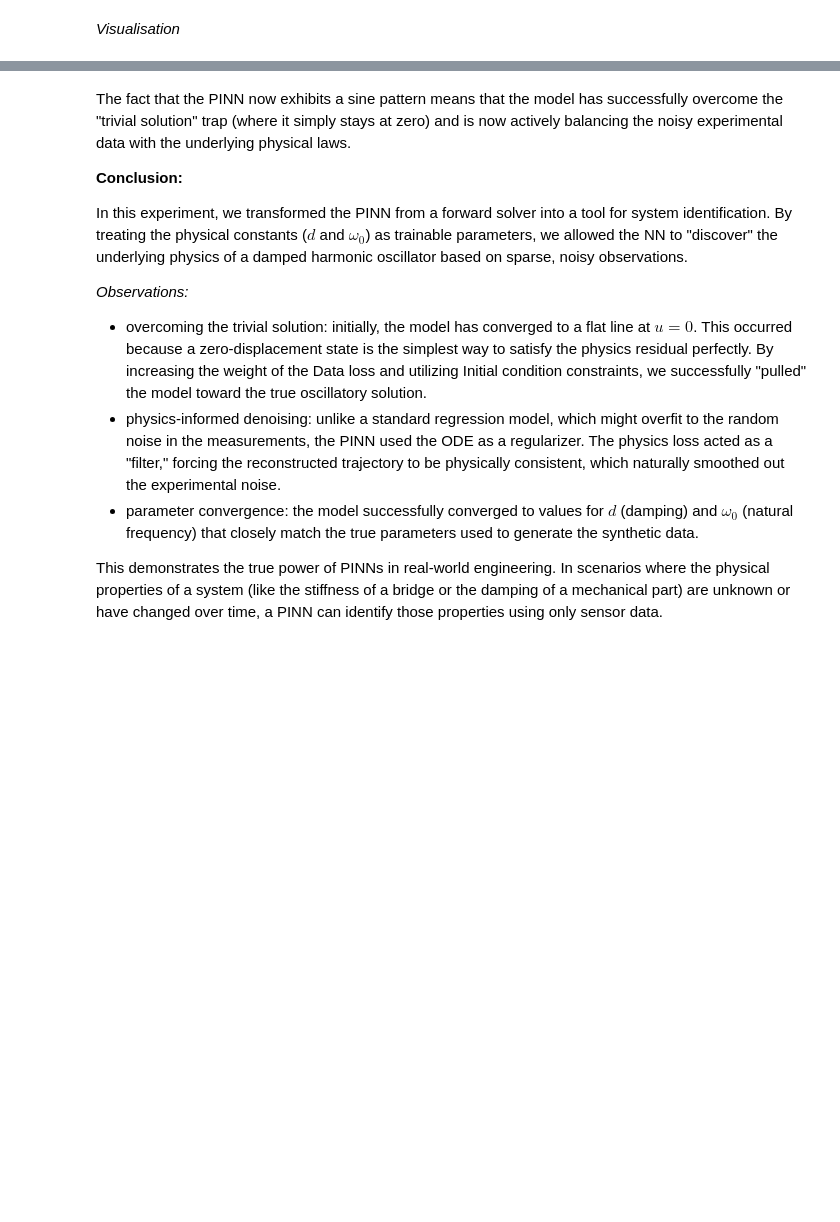
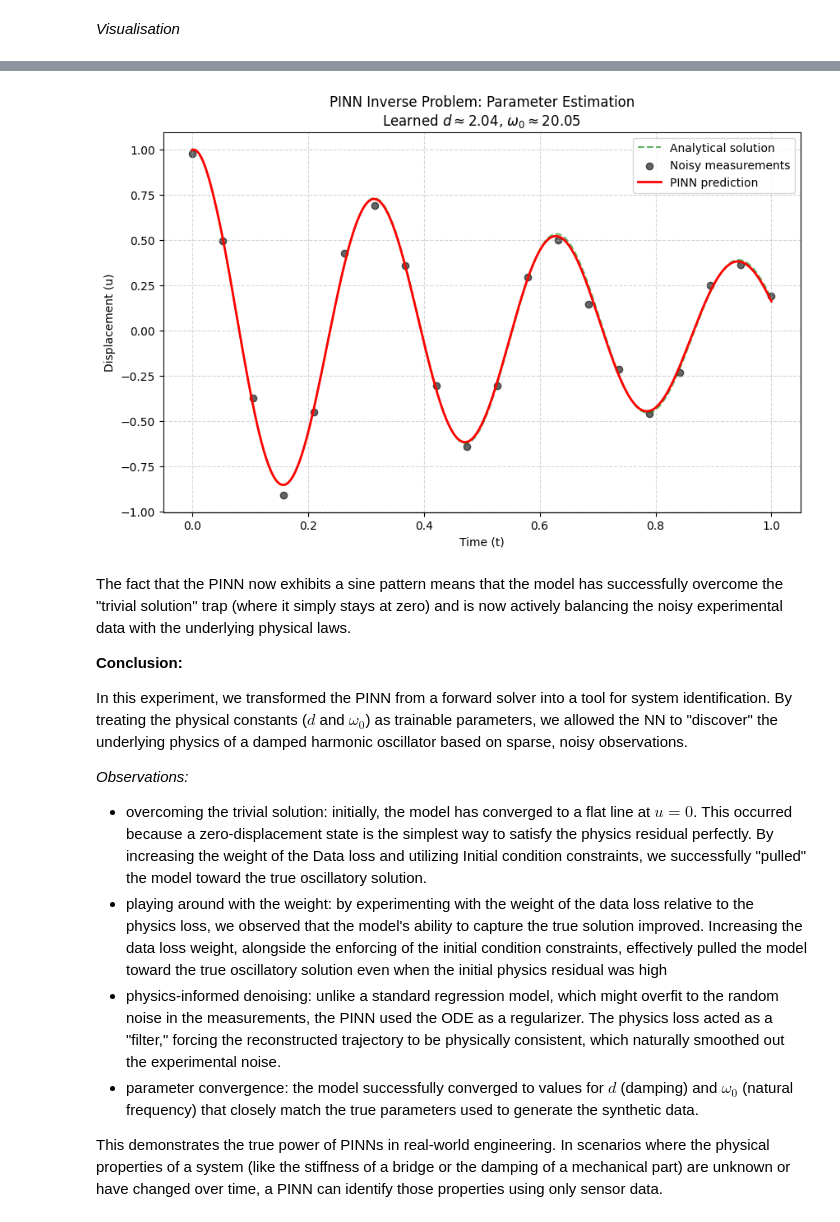
Before and after one commit to ki-kit/bachelors-thesis, a Jupyter notebook: HO.ipynb, the cells around one changed output, grey strips where cells are left out. Drawn from its saved outputs; the diff is of its cells as text; code cells hidden in the pictures; blank space fills up the shorter version.

```diff
--- a/HO.ipynb
+++ b/HO.ipynb
@@ -483,3 +626,38 @@ plt.show()
+# %%
+import matplotlib.pyplot as plt
+import numpy as np
+
+# 1. ensures t_test and u_analytical match
+t_test_plot_np = np.linspace(0, 1, 500)
+u_analytical_plot = analytical_solution(t_test_plot_np, 20, 0.05) # uses w0=20, zeta=0.05
+
+# 2. gets the PINN model's prediction
+t_test_tensor = torch.linspace(0, 1, 500).view(-1,1).to(device)
+model.eval()
+with torch.no_grad():
+    u_pred = model(t_test_tensor).cpu().numpy()
+
+# 3. creates the plot
+plt.figure(figsize=(10, 6))
+
+# analytical truth
+plt.plot(t_test_plot_np, u_analytical_plot, label='Analytical solution', color='green', linestyle='--', alpha=0.6)
+
+# noisy measured points
+plt.scatter(t_data.detach().cpu(), u_data.detach().cpu(), color='black', label='Noisy measurements', alpha=0.6)
+
+# PINN reconstruction
+plt.plot(t_test_plot_np, u_pred, label='PINN prediction', color='red', linewidth=2)
+
+plt.title(f"PINN Inverse Problem: Parameter Estimation\nLearned $d \\approx {d_hat.item():.2f}$, $\\omega_0 \\approx {w0_hat.item():.2f}$")
+plt.xlabel("Time (t)")
+plt.ylabel("Displacement (u)")
+plt.legend()
+plt.grid(True, which='both', linestyle='--', alpha=0.5)
+
+plt.show()
+# %% [output]
+[figure, added]
 # %% [markdown]
 The fact that the PINN now exhibits a sine pattern means that the model has successfully overcome the "trivial solution" trap (where it simply stays at zero) and is now actively balancing the noisy experimental data with the underlying physical laws.
 
@@ -489,6 +667,7 @@ In this experiment, we transformed the PINN from a forward solver into a tool fo
 
 *Observations:*
 - overcoming the trivial solution: initially, the model has converged to a flat line at $u=0$. This occurred because a zero-displacement state is the simplest way to satisfy the physics residual perfectly. By increasing the weight of the Data loss and utilizing Initial condition constraints, we successfully "pulled" the model toward the true oscillatory solution.
+- playing around with the weight: by experimenting with the weight of the data loss relative to the physics loss, we observed that the model's ability to capture the true solution improved. Increasing the data loss weight, alongside the enforcing of the initial condition constraints, effectively pulled the model toward the true oscillatory solution even when the initial physics residual was high
 - physics-informed denoising: unlike a standard regression model, which might overfit to the random noise in the measurements, the PINN used the ODE as a regularizer. The physics loss acted as a "filter," forcing the reconstructed trajectory to be physically consistent, which naturally smoothed out the experimental noise.
 - parameter convergence: the model successfully converged to values for $d$ (damping) and $\omega_0$ (natural frequency) that closely match the true parameters used to generate the synthetic data.
 
```
Also changed, not shown: parts of 15 cells of this notebook.
